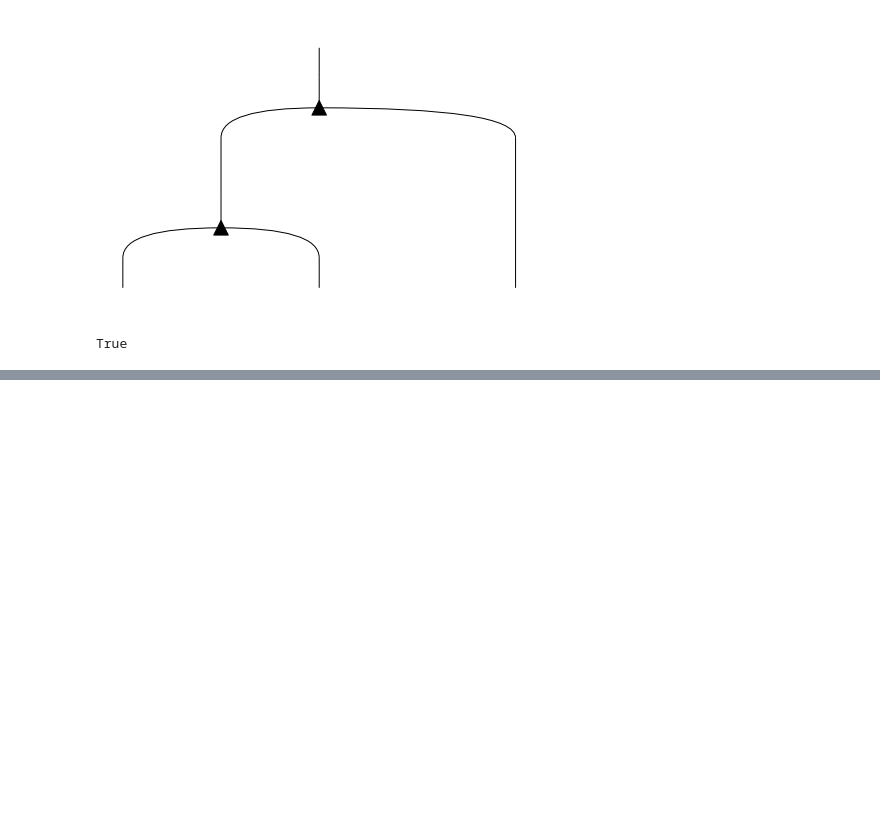
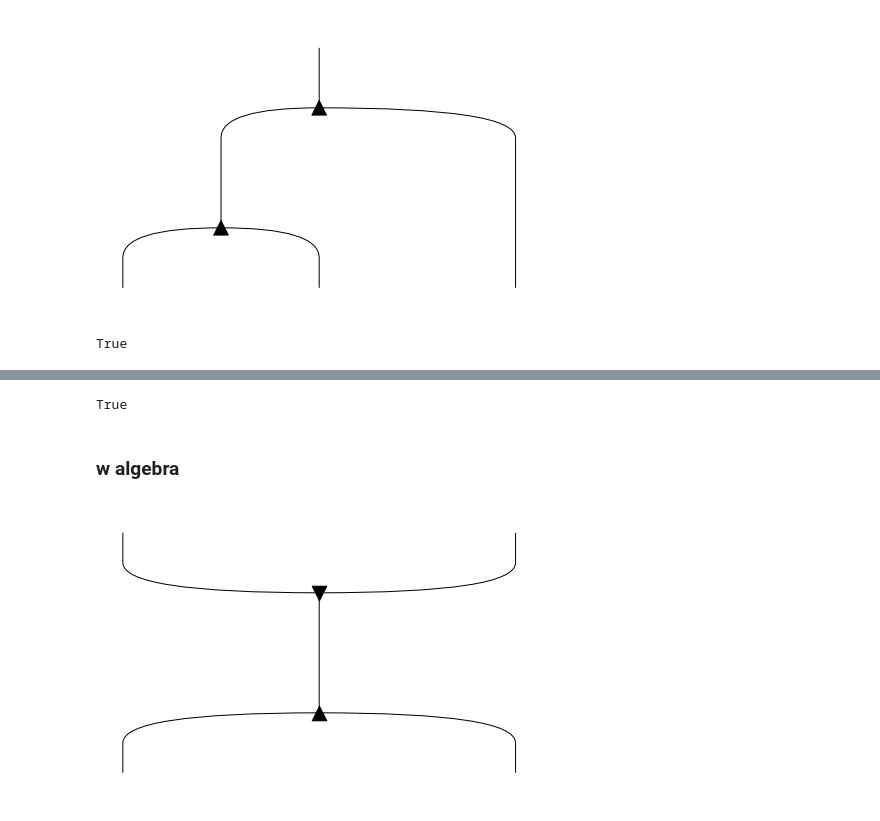
Before and after one commit to edwinagnew/zxw-diagrams, a Jupyter notebook: disco_w.ipynb, the cells around one changed output, grey strips where cells are left out. Drawn from its saved outputs; the diff is of its cells as text; code cells hidden in the pictures; blank space fills up the shorter version.

```diff
--- a/disco_w.ipynb
+++ b/disco_w.ipynb
@@ -80,0 +77,11 @@ True
+# %%
+(eval(b1) == eval(b2)).all()
+# %% [output]
+True
+# %% [markdown]
+### w algebra
+# %%
+a1 = W(2).T() >> W(2)
+a1.draw()
+# %% [output]
+[figure, added]
```
Also changed, not shown: parts of 16 cells of this notebook, 2 other files.
